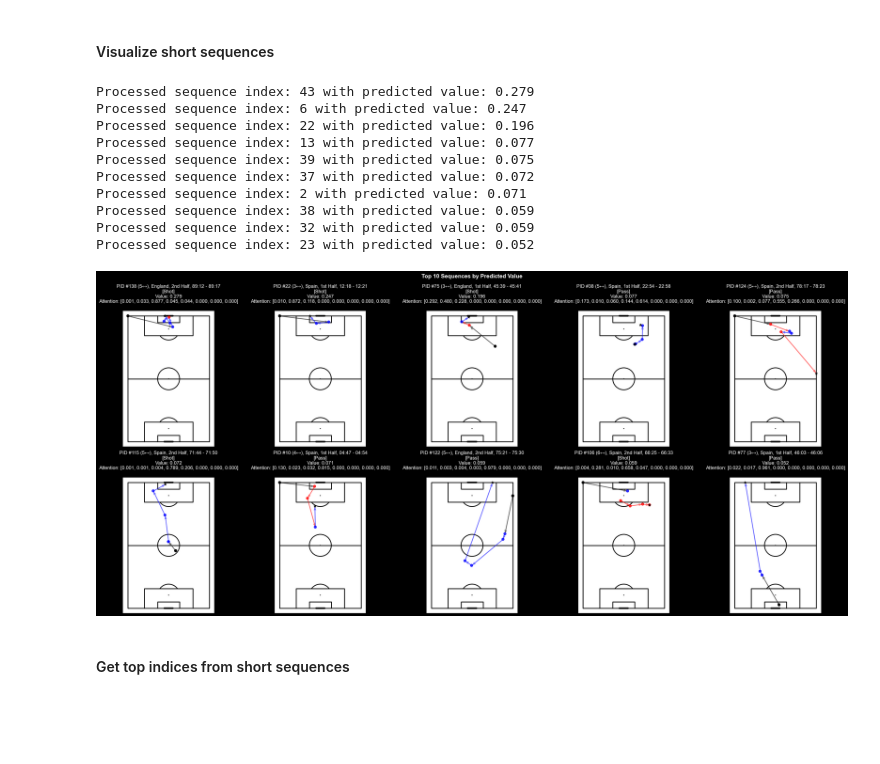
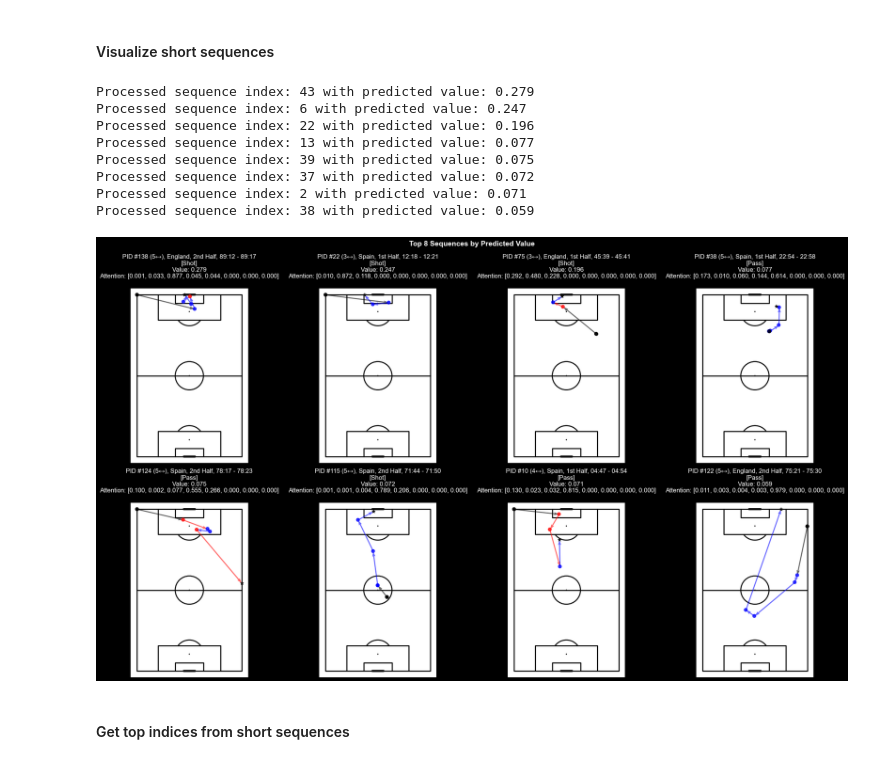
Before and after one commit to tmorcinek/statsbomb-scout, a Jupyter notebook: analysis_final_match.ipynb, the cells around one changed output. Drawn from its saved outputs; the diff is of its cells as text; code cells hidden in the pictures; blank space fills up the shorter version.

```diff
--- a/analysis_final_match.ipynb
+++ b/analysis_final_match.ipynb
@@ -272,20 +290,18 @@ Has attention weights: True
 # %% [markdown]
 #### Visualize short sequences
 # %%
-visualize_top_sequences(p_short_sequences, predicted_values_short, attention_weights_short, 10, cols=5)
+visualize_top_sequences(p_short_sequences, predicted_values_short, attention_weights_short, 8, cols=4)
 plt.savefig(f"models/{MODEL_TYPE}/top_possessions_short_sequences.png", dpi=300)
 # %% [output]
 Processed sequence index: 43 with predicted value: 0.279
 Processed sequence index: 6 with predicted value: 0.247
 Processed sequence index: 22 with predicted value: 0.196
 Processed sequence index: 13 with predicted value: 0.077
 Processed sequence index: 39 with predicted value: 0.075
 Processed sequence index: 37 with predicted value: 0.072
 Processed sequence index: 2 with predicted value: 0.071
 Processed sequence index: 38 with predicted value: 0.059
-Processed sequence index: 32 with predicted value: 0.059
-Processed sequence index: 23 with predicted value: 0.052
-[figure, old version]
+[figure, new version]
 # %% [markdown]
 #### Get top indices from short sequences
 # %%
```
Also changed, not shown: parts of 6 cells of this notebook, 2 other files.
